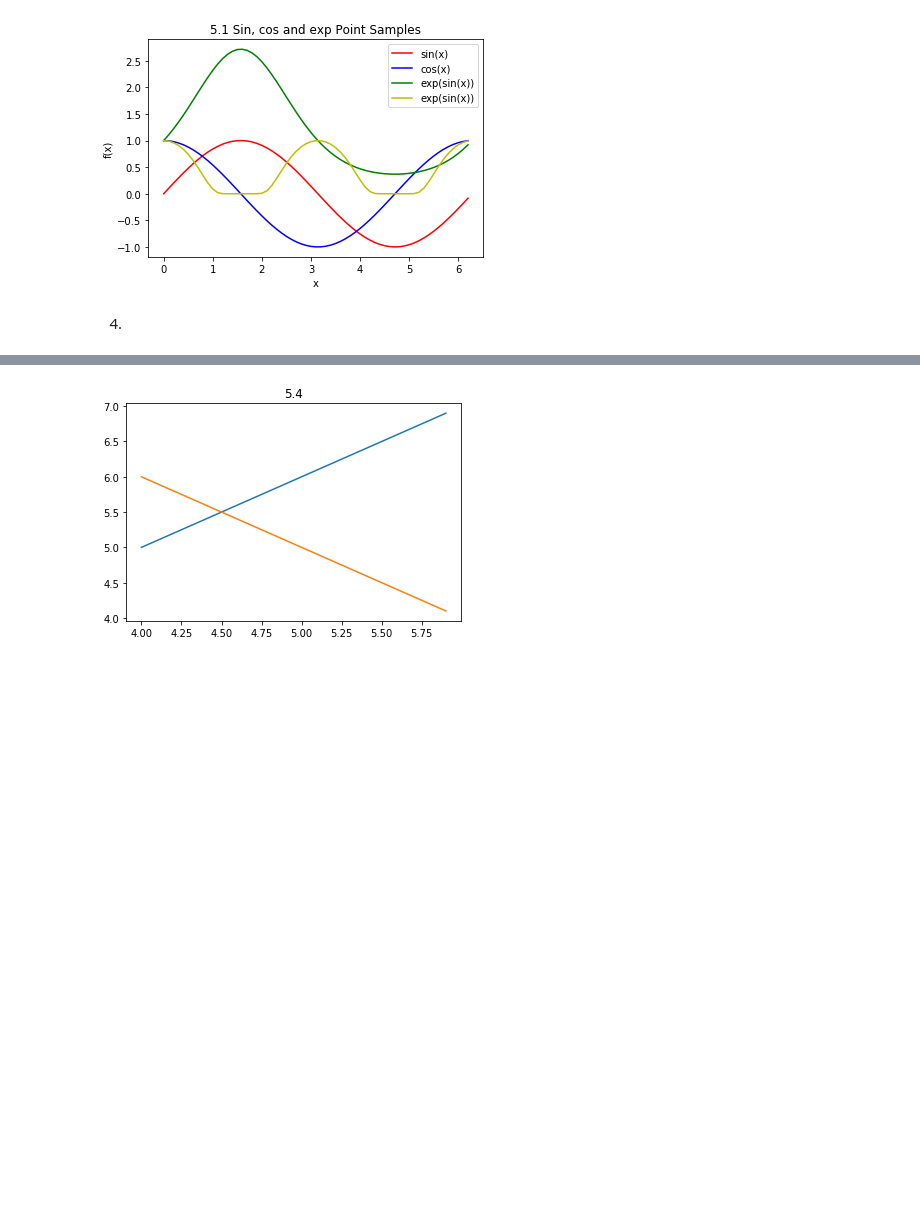
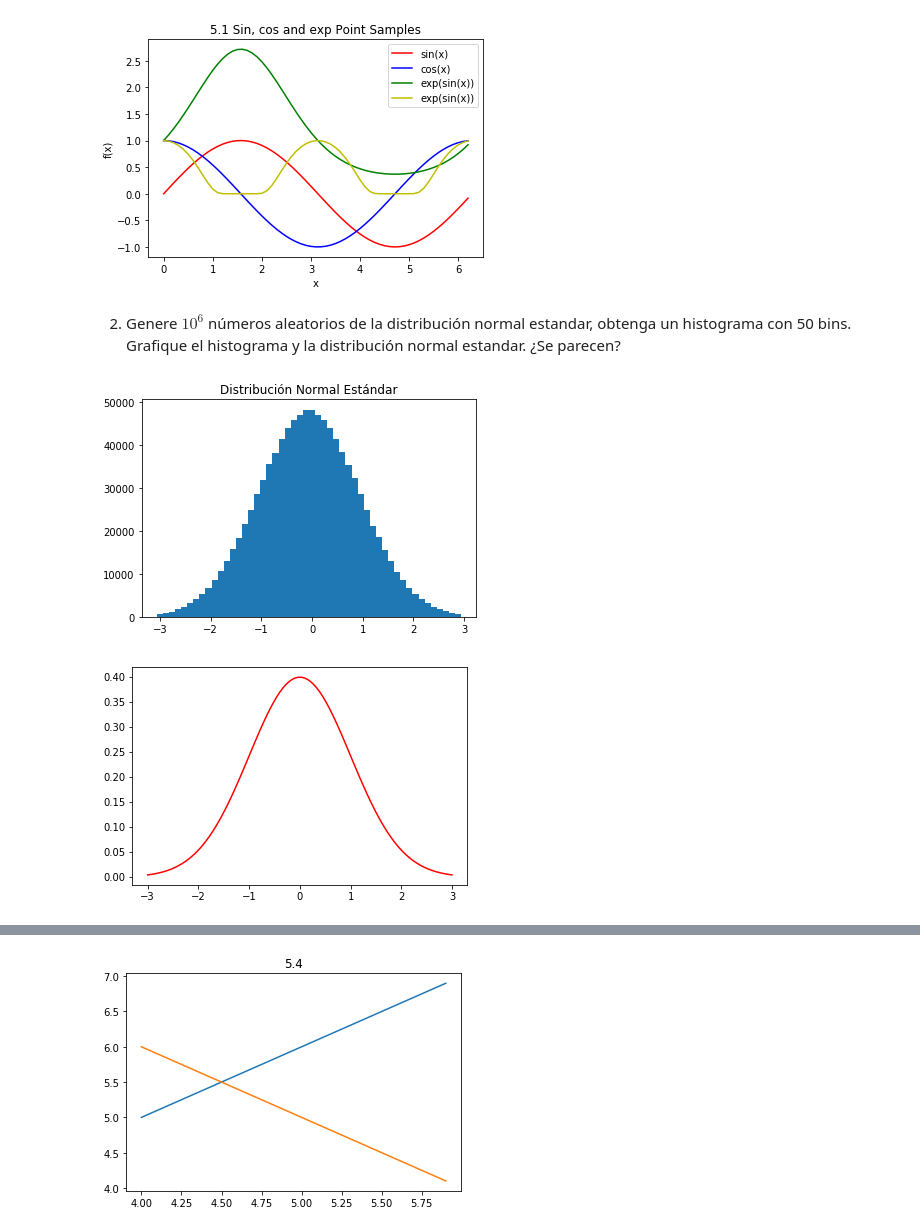
Before and after one commit to mijara/notebooks, a Jupyter notebook: Tarea_1_CC1_2017.ipynb, the cells around one changed output, grey strips where cells are left out. Saved outputs shown, nothing was run; the diff lists cells and outputs as text; code cells hidden in the pictures; blank space fills up the shorter version.

```diff
--- a/Tarea_1_CC1_2017.ipynb
+++ b/Tarea_1_CC1_2017.ipynb
@@ -266,5 +274,21 @@ plt.legend(handles=[sin_plot, cos_plot, esin_plot, etan_plot])
 plt.show()
 # %% [output]
 [figure]
-# %% [markdown]
-4)
+# %% [markdown]
+2) Genere $10^6$ números aleatorios de la distribución normal estandar, obtenga un histograma con 50 bins. Grafique el histograma y la distribución normal estandar. ¿Se parecen?
+# %%
+import scipy.stats as stats
+
+points = np.random.normal(size=10**6)
+y, x = np.histogram(points, bins=np.linspace(-3, 3, 51))
+
+plt.title('Distribución Normal Estándar')
+plt.bar(x[:-1], y, width=x[1]-x[0])
+plt.show()
+
+linspace = np.linspace(-3, 3, 100)
+plt.plot(linspace, stats.norm.pdf(linspace), 'r')
+plt.show()
+# %% [output]
+[figure, added]
+[figure, added]
```
Also changed, not shown: parts of 24 cells of this notebook.
